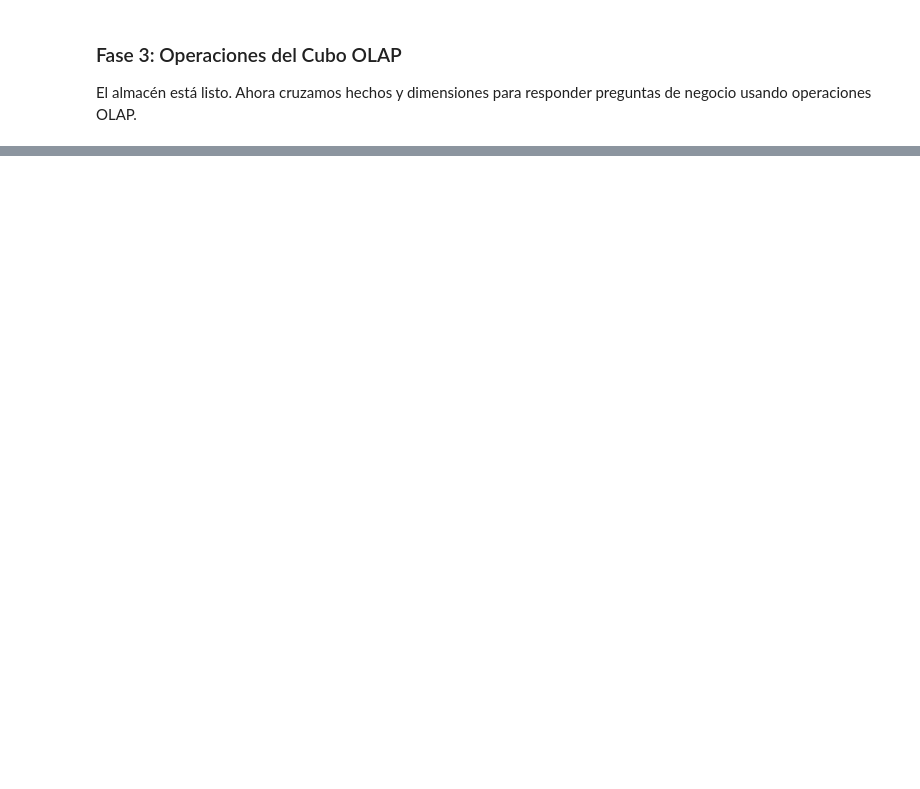
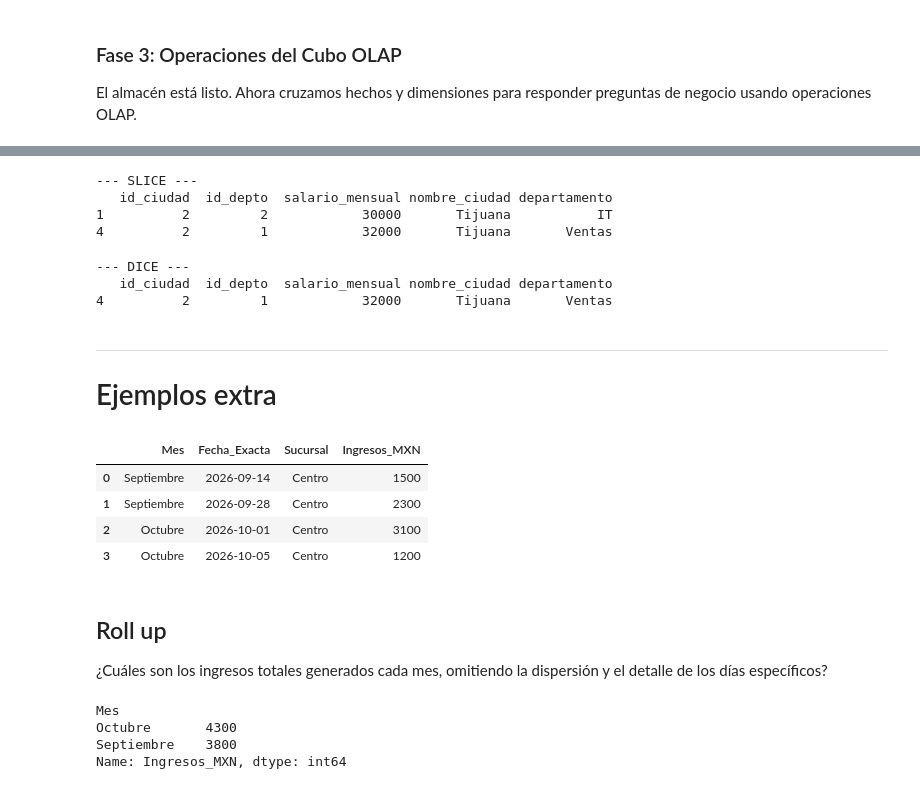
Before and after one commit to mricardo89/data-mining, a Jupyter notebook: Unit-III/03-OLAP_operations_clean.ipynb, the cells around one changed output, grey strips where cells are left out. Drawn from its saved outputs; the diff is of its cells as text; code cells hidden in the pictures; blank space fills up the shorter version.

```diff
--- a/Unit-III/03-OLAP_operations_clean.ipynb
+++ b/Unit-III/03-OLAP_operations_clean.ipynb
@@ -249,10 +304,51 @@ print(cubo_olap.groupby(['departamento', 'nombre_ciudad'])['salario_mensual'].su
 # %%
 # RETO 4 (SLICE): Escribe una consulta que filtre el cubo SOLO para la ciudad de 'Tijuana'
-slice_tijuana = ...
+slice_tijuana = cubo_olap[cubo_olap["nombre_ciudad"]=="Tijuana"]
 print("\n--- SLICE ---")
 print(slice_tijuana)
+# %% [output]
+--- SLICE ---
+   id_ciudad  id_depto  salario_mensual nombre_ciudad departamento
+1          2         2            30000       Tijuana           IT
+4          2         1            32000       Tijuana       Ventas
 # %%
 # RETO 5 (DICE): Escribe una consulta que filtre el cubo para 'Ventas' EN 'Ensenada'
-dice_ventas_ens = ...
+dice_ventas_ens = cubo_olap[(cubo_olap["departamento"] == "Ventas" )& (cubo_olap["nombre_ciudad"] == "Tijuana")]
 print("\n--- DICE ---")
 print(dice_ventas_ens)
+# %% [output]
+--- DICE ---
+   id_ciudad  id_depto  salario_mensual nombre_ciudad departamento
+4          2         1            32000       Tijuana       Ventas
+# %% [markdown]
+---------
+# Ejemplos extra
+# %%
+import pandas as pd
+
+# El cubo actual tiene un alto nivel de detalle (granularidad diaria)
+cubo_ventas_diarias = pd.DataFrame({
+    'Mes': ['Septiembre', 'Septiembre', 'Octubre', 'Octubre'],
+    'Fecha_Exacta': ['2026-09-14', '2026-09-28', '2026-10-01', '2026-10-05'],
+    'Sucursal': ['Centro', 'Centro', 'Centro', 'Centro'],
+    'Ingresos_MXN': [1500, 2300, 3100, 1200]
+})
+
+display(cubo_ventas_diarias)
+# %% [output]
+|  | Mes | Fecha_Exacta | Sucursal | Ingresos_MXN |
+| 0 | Septiembre | 2026-09-14 | Centro | 1500 |
+| 1 | Septiembre | 2026-09-28 | Centro | 2300 |
+| 2 | Octubre | 2026-10-01 | Centro | 3100 |
+| 3 | Octubre | 2026-10-05 | Centro | 1200 |
+# %% [markdown]
+## Roll up
+
+¿Cuáles son los ingresos totales generados cada mes, omitiendo la dispersión y el detalle de los días específicos?
+# %%
+display(cubo_ventas_diarias.groupby("Mes")["Ingresos_MXN"].sum())
+# %% [output]
+Mes
+Octubre       4300
+Septiembre    3800
+Name: Ingresos_MXN, dtype: int64
```
Also changed, not shown: parts of 18 cells of this notebook, 2 other files.
